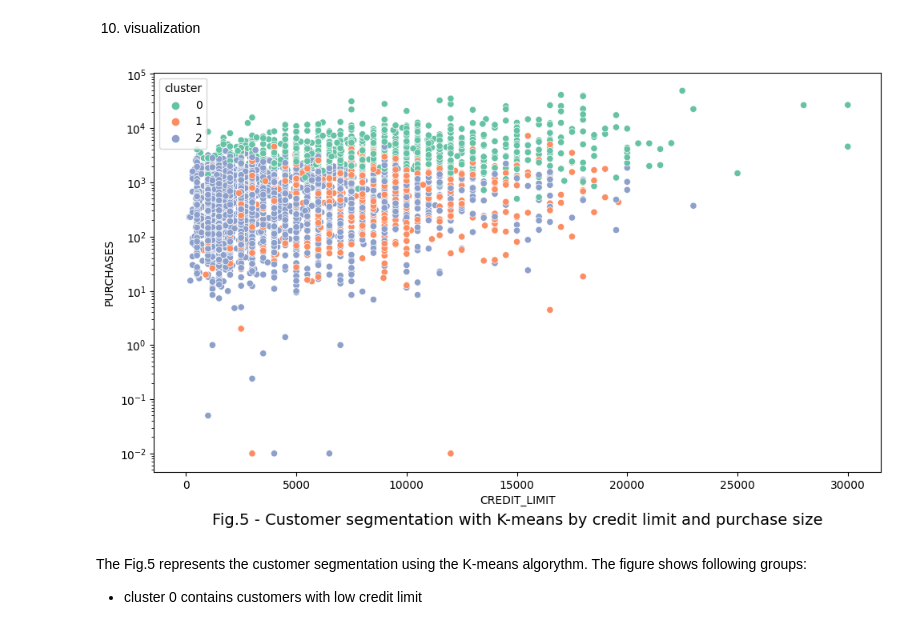
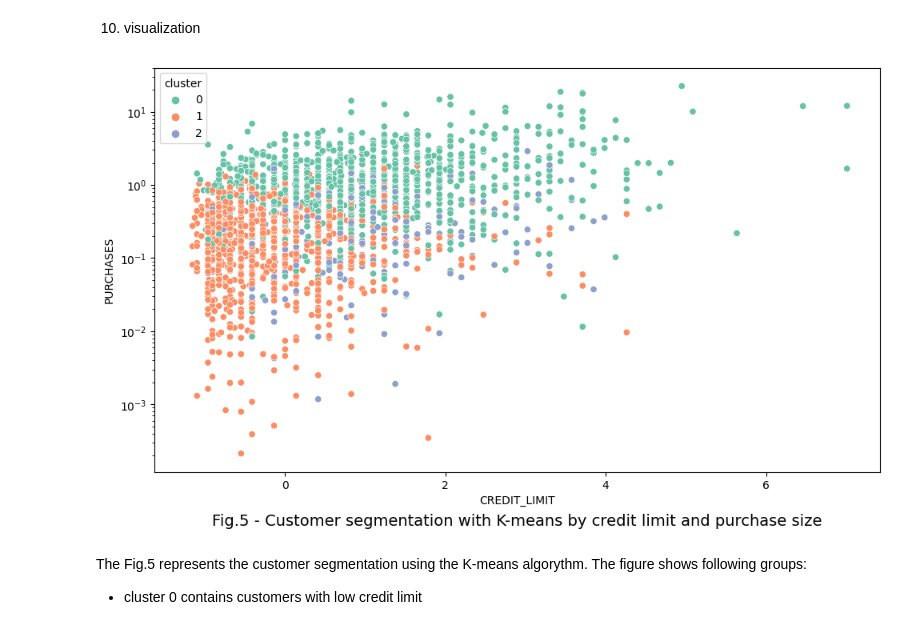
Before and after one commit to Alex1iv/customer_segmentation, a Jupyter notebook: notebooks/segmentation.ipynb, the cells around one changed output. Saved outputs shown, nothing was run; the diff lists cells and outputs as text; code cells hidden in the pictures.

```diff
--- a/notebooks/segmentation.ipynb
+++ b/notebooks/segmentation.ipynb
@@ -333,12 +358,12 @@ np.unique(agg_clustering.labels_, return_counts=True)
 # %%
 agg_clustering =  AgglomerativeClustering(n_clusters=3, metric='euclidean').fit(X_scaled)
 agg_clustering.fit(X_scaled)
-data['cluster_agg'] = agg_clustering.labels_
+X_scaled['cluster_agg'] = agg_clustering.labels_
 
 plot_counter = 4
 
 plt.figure(figsize=(10,5))
-fig = sns.scatterplot(data=data, x='CREDIT_LIMIT', y='PURCHASES', hue='cluster_agg',  palette="Set2");#size="TENURE", sizes=(20, 200),
+fig = sns.scatterplot(data=X_scaled, x='CREDIT_LIMIT', y='PURCHASES', hue='cluster_agg',  palette="Set2");#size="TENURE", sizes=(20, 200),
 fig.set_yscale('log')
 fig.set_title(f'Fig.{plot_counter} - Customer segmentation with AgglomerativeClustering \nby credit limit and purchase size', y=-0.25);
 plt.tight_layout();
@@ -352,18 +390,18 @@ plt.savefig(os.path.join(figures_path, f'fig_{plot_counter}.png'))
 # %%
 kmeans = KMeans(n_clusters=3, n_init=10, random_state=42)
 kmeans.fit(X_scaled)
-data['cluster'] = kmeans.labels_
+X_scaled['cluster'] = kmeans.labels_
 
 plot_counter = 5
 plt.figure(figsize=(10,6))
-fig = sns.scatterplot(data=data, x='CREDIT_LIMIT', y='PURCHASES', hue='cluster', palette="Set2")#;  size="TENURE", sizes=(20, 200),
+fig = sns.scatterplot(data=X_scaled, x='CREDIT_LIMIT', y='PURCHASES', hue='cluster', palette="Set2")#;  size="TENURE", sizes=(20, 200),
 fig.set_yscale('log')
 fig.set_title(f'Fig.{plot_counter} - Customer segmentation with K-means by credit limit and purchase size', y=-0.15, size=14);
 plt.tight_layout()
 
 plt.savefig(os.path.join(figures_path, f'fig_{plot_counter}.png'))
 # %% [output]
-[figure, old version]
+[figure, new version]
 # %% [markdown]
 The Fig.5 represents the customer segmentation using the K-means algorythm. The figure shows following groups:
 * cluster 0 contains customers with low credit limit
```
Also changed, not shown: parts of 16 cells of this notebook.
